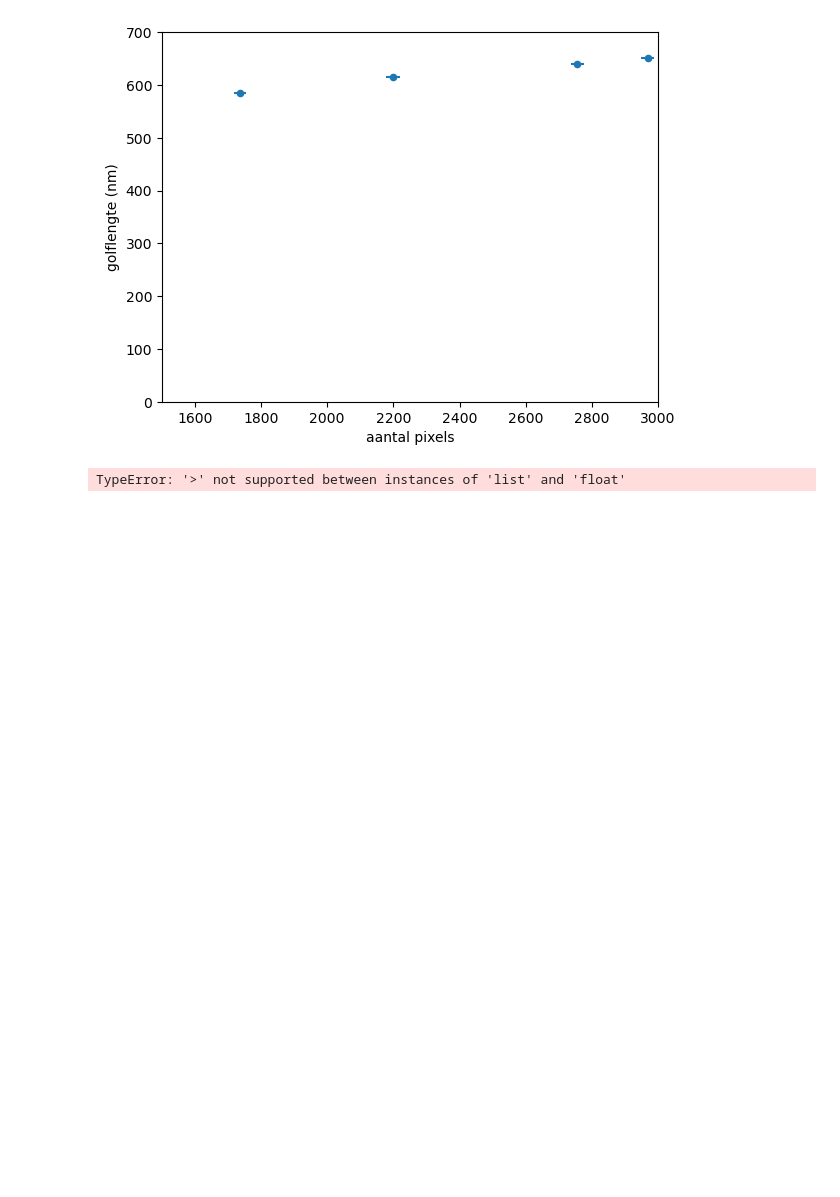
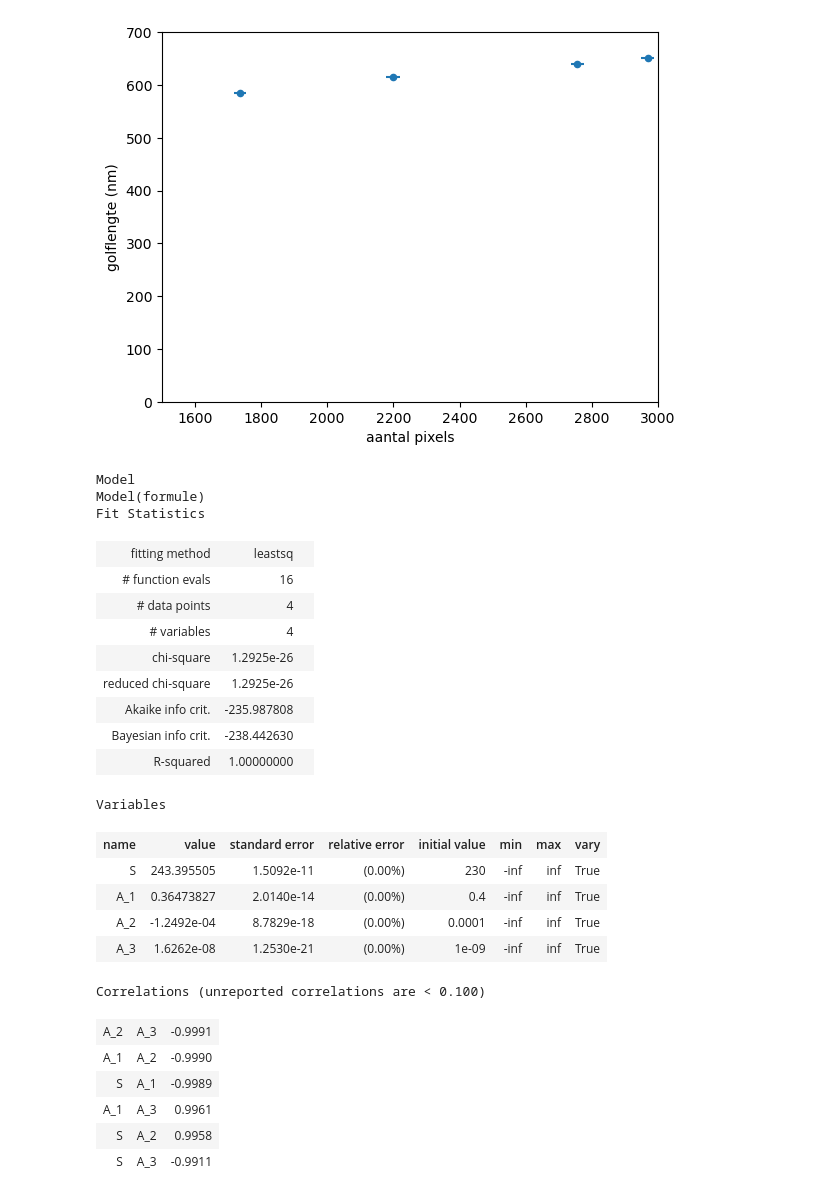
Before and after one commit to Emilszeg/Ion-traps-Project, a Jupyter notebook: Introductie programma/calibration_formula.ipynb, the cells around one changed output. Saved outputs shown, nothing was run; the diff lists cells and outputs as text; code cells hidden in the pictures; blank space fills up the shorter version.

```diff
--- a/Introductie programma/calibration_formula.ipynb
+++ b/Introductie programma/calibration_formula.ipynb
@@ -45,5 +67,31 @@ def formule(S,p,A_1,A_2,A_3):
 curve_model= models.Model(formule)
 # %%
-fit_reuslt=curve_model.fit(lamda_p,p=p,weights=p_weight, S=230,A_1=0.4,A_2=0.001,A_3=0.00000001)
+fit_result=curve_model.fit(df['lamda_p'],p=df['p'], S=230,A_1=0.4,A_2=0.0001,A_3=0.000000001)
-# %% [output]
-TypeError: '>' not supported between instances of 'list' and 'float'
+# %%
+fit_result
+# %% [output]
+Model
+Model(formule)
+Fit Statistics
+| fitting method | leastsq |  |
+| # function evals | 16 |  |
+| # data points | 4 |  |
+| # variables | 4 |  |
+| chi-square | 1.2925e-26 |  |
+| reduced chi-square | 1.2925e-26 |  |
+| Akaike info crit. | -235.987808 |  |
+| Bayesian info crit. | -238.442630 |  |
+| R-squared | 1.00000000 |  |
+Variables
+| name | value | standard error | relative error | initial value | min | max | vary |
+| S | 243.395505 | 1.5092e-11 | (0.00%) | 230 | -inf | inf | True |
+| A_1 | 0.36473827 | 2.0140e-14 | (0.00%) | 0.4 | -inf | inf | True |
+| A_2 | -1.2492e-04 | 8.7829e-18 | (0.00%) | 0.0001 | -inf | inf | True |
+| A_3 | 1.6262e-08 | 1.2530e-21 | (0.00%) | 1e-09 | -inf | inf | True |
+Correlations (unreported correlations are < 0.100)
+| A_2 | A_3 | -0.9991 |
+| A_1 | A_2 | -0.9990 |
+| S | A_1 | -0.9989 |
+| A_1 | A_3 | 0.9961 |
+| S | A_2 | 0.9958 |
+| S | A_3 | -0.9911 |
```
Also changed, not shown: parts of 9 cells of this notebook.
